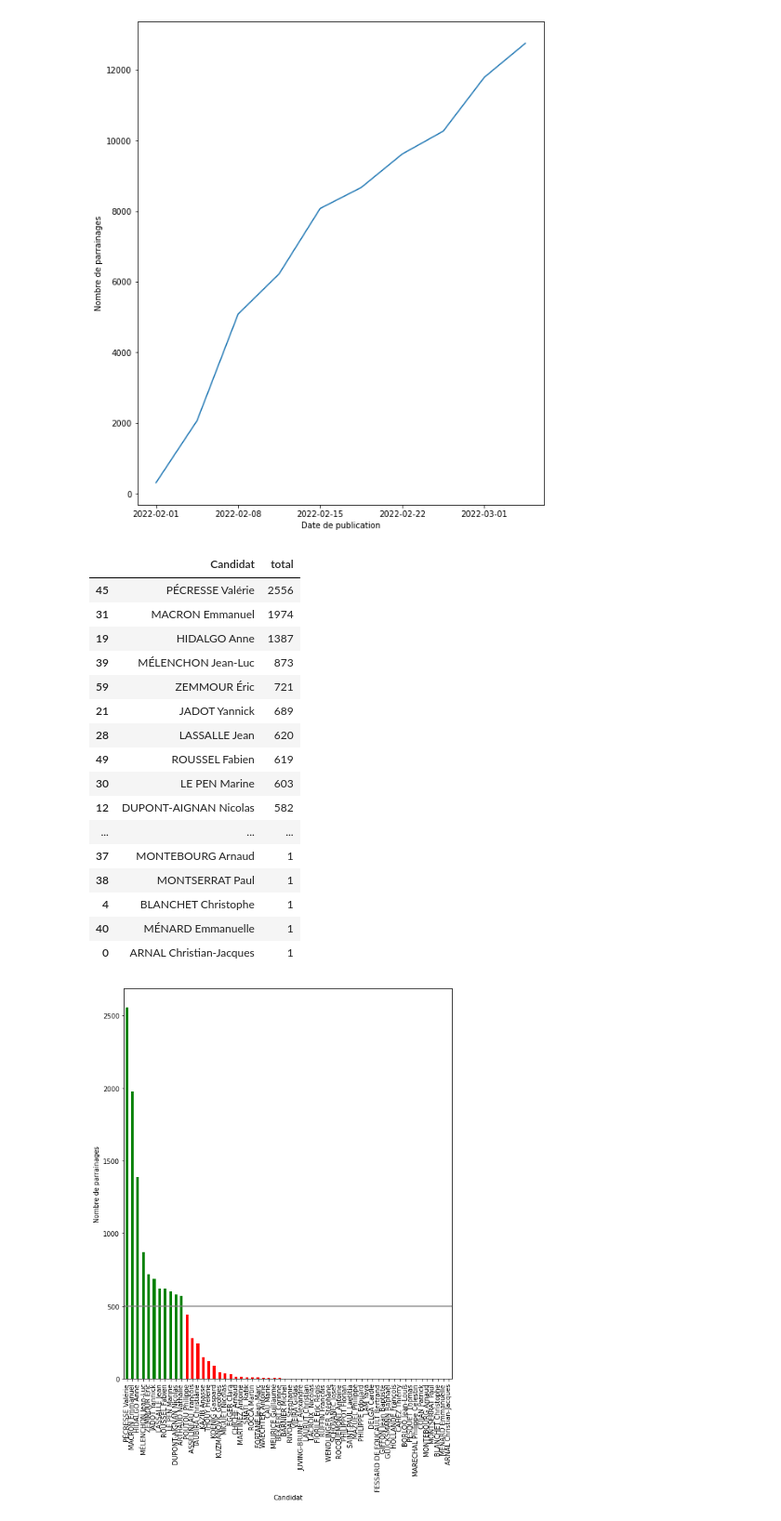
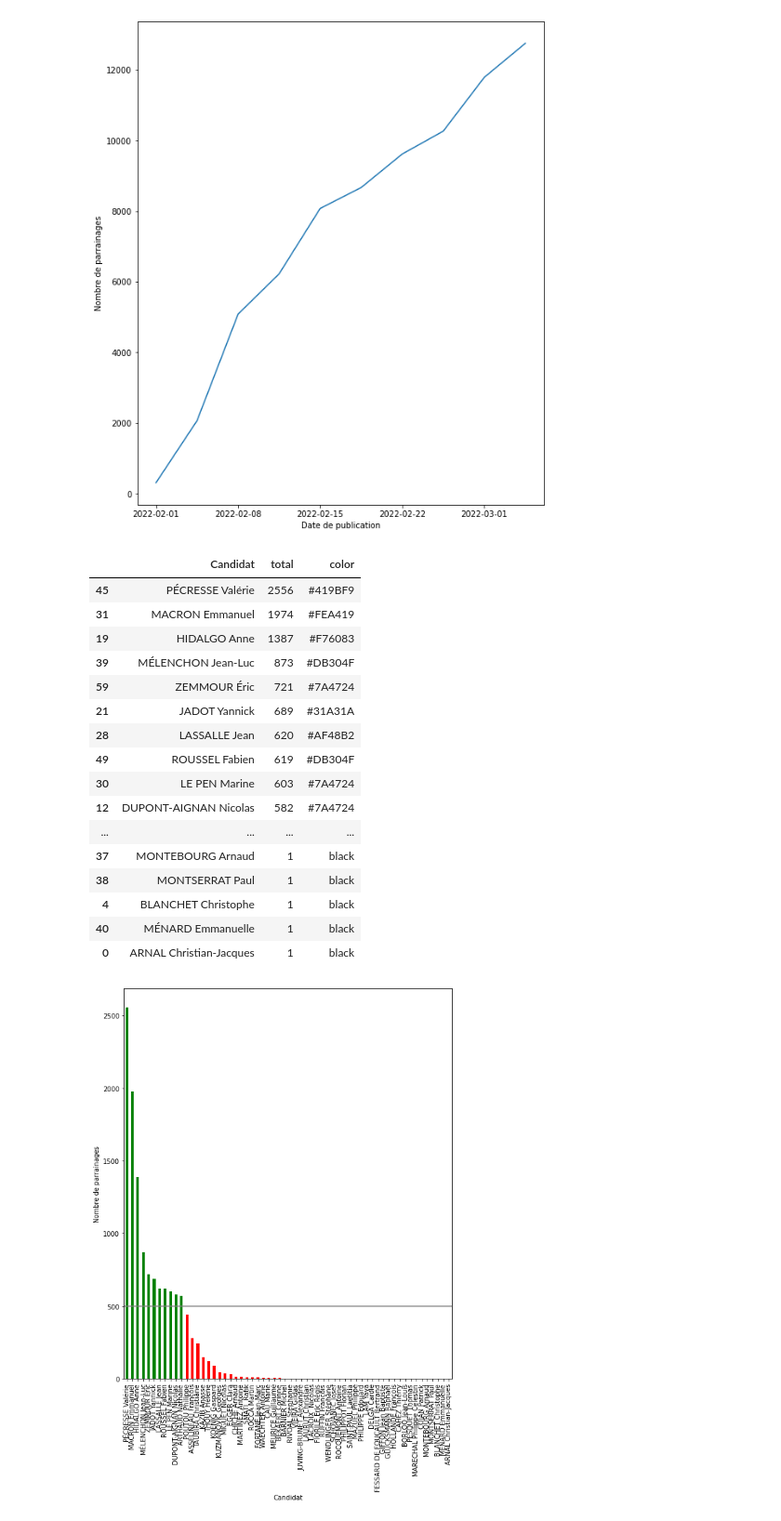
Before and after one commit to annelhote/2022-parrainages, a Jupyter notebook: parrainages.ipynb, the cells around one changed output. Shown: that part at 93% size. Cells and saved outputs as stored; diff of their text form; code cells hidden in the pictures.

```diff
--- a/parrainages.ipynb
+++ b/parrainages.ipynb
@@ -222,25 +222,26 @@ plt.show()
 # %%
 # List all candidates and their sponsorships count sorted by count descending
 df_candidates = sponsorships.groupby('Candidat').count().reset_index().get(['Candidat', 'Civilite']).rename(columns={'Civilite': 'total'}).sort_values('total', ascending=False)
+df_candidates['color'] = df_candidates['Candidat'].apply(lambda x: candidates.get(x, {}).get('political_color', 'black'))
 df_candidates
 # %% [output]
-|  | Candidat | total |
-| 45 | PÉCRESSE Valérie | 2556 |
-| 31 | MACRON Emmanuel | 1974 |
-| 19 | HIDALGO Anne | 1387 |
-| 39 | MÉLENCHON Jean-Luc | 873 |
-| 59 | ZEMMOUR Éric | 721 |
-| 21 | JADOT Yannick | 689 |
-| 28 | LASSALLE Jean | 620 |
-| 49 | ROUSSEL Fabien | 619 |
-| 30 | LE PEN Marine | 603 |
-| 12 | DUPONT-AIGNAN Nicolas | 582 |
-| ... | ... | ... |
-| 37 | MONTEBOURG Arnaud | 1 |
-| 38 | MONTSERRAT Paul | 1 |
-| 4 | BLANCHET Christophe | 1 |
-| 40 | MÉNARD Emmanuelle | 1 |
-| 0 | ARNAL Christian-Jacques | 1 |
+|  | Candidat | total | color |
+| 45 | PÉCRESSE Valérie | 2556 | #419BF9 |
+| 31 | MACRON Emmanuel | 1974 | #FEA419 |
+| 19 | HIDALGO Anne | 1387 | #F76083 |
+| 39 | MÉLENCHON Jean-Luc | 873 | #DB304F |
+| 59 | ZEMMOUR Éric | 721 | #7A4724 |
+| 21 | JADOT Yannick | 689 | #31A31A |
+| 28 | LASSALLE Jean | 620 | #AF48B2 |
+| 49 | ROUSSEL Fabien | 619 | #DB304F |
+| 30 | LE PEN Marine | 603 | #7A4724 |
+| 12 | DUPONT-AIGNAN Nicolas | 582 | #7A4724 |
+| ... | ... | ... | ... |
+| 37 | MONTEBOURG Arnaud | 1 | black |
+| 38 | MONTSERRAT Paul | 1 | black |
+| 4 | BLANCHET Christophe | 1 | black |
+| 40 | MÉNARD Emmanuelle | 1 | black |
+| 0 | ARNAL Christian-Jacques | 1 | black |
 # %%
 # Number of sponsorships by candidate
 axes = df_candidates.plot(x='Candidat', y='total', kind='bar', color=df_candidates['total'].apply(lambda x: 'green' if x >= THRESHOLD else 'red'), legend=False)
```
Also changed, not shown: parts of 2 cells of this notebook, 2 other files.
